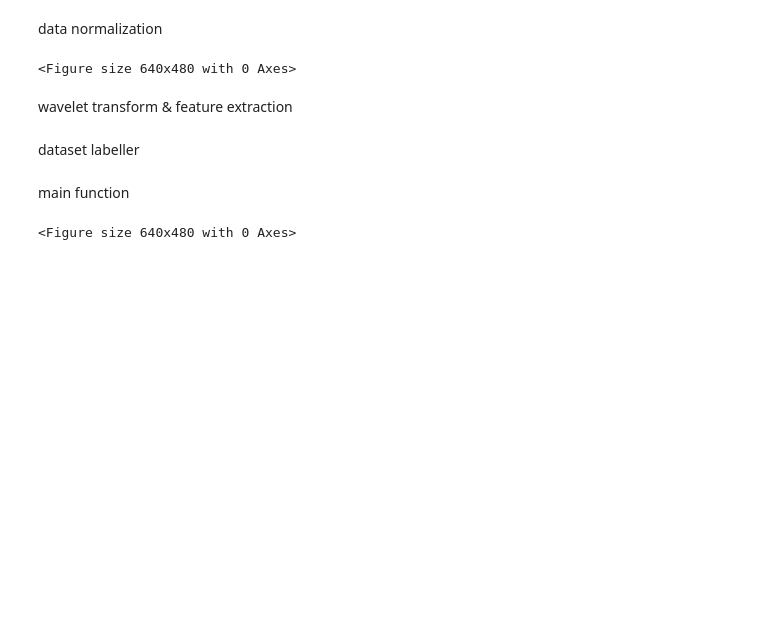
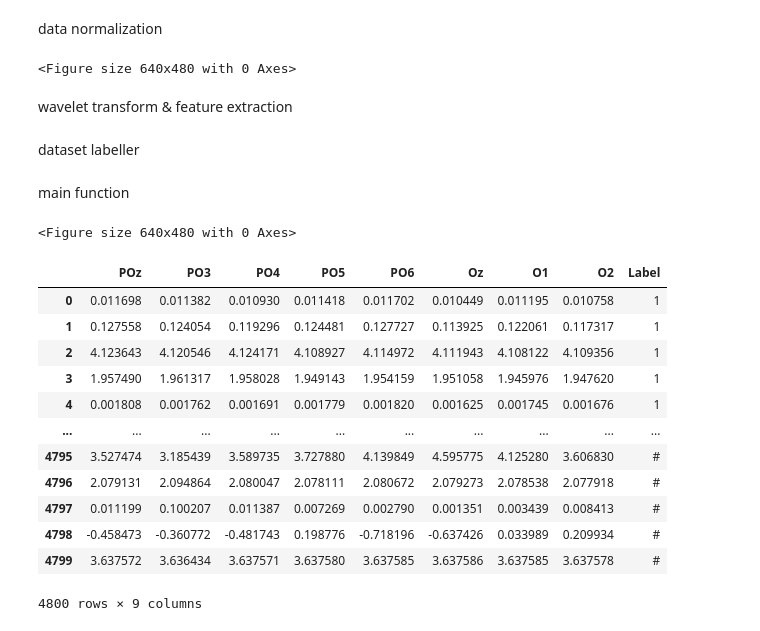
Before and after one commit to aryankotru/MINERVA, a Jupyter notebook: MINERVA_Preprocessing_Unit.ipynb, the cells around one changed output. Cells and saved outputs as stored; diff of their text form; code cells hidden in the pictures; blank space fills up the shorter version.

```diff
--- a/MINERVA_Preprocessing_Unit.ipynb
+++ b/MINERVA_Preprocessing_Unit.ipynb
@@ -97,7 +102,7 @@ def dataset_scaler(dataframe):
   return dfa
 # %%
 #train = dataset_scaler(train)
-df = dataset_scaler(df) #only transform training data
+#df = dataset_scaler(df) #only transform training data
 # %% [output]
 <Figure size 640x480 with 0 Axes>
 # %%
@@ -174,21 +182,23 @@ def feature_generator(df, channel_names, epoch_len):
 #feature_generator(train, channel_names, 710)
 # %% [markdown]
 dataset labeller
-# %%
-window_size = 20
-#labels = [chars[i] for i in range(len(chars))]
-
-short_list = list(range(10))  # Example short list: [0, 1, 2, ..., 9]
-long_array = list(range(100)) # Example long array: [0, 1, 2, ..., 99]
-
-for i in range(len(da.index)):
-    index = i % len(chars)
-    print(chars[index], da.index[i])
+# %%
+def dataset_labeller(dataframe, num_features_per_epoch, chars):
+  num_samples = len(dataframe) // num_features_per_epoch  # 4800 / 20 = 240 samples
+  num_labels = len(chars)  # 12 labels
+
+  # Create a list of labels for each 20-row segment
+  labels = []
+  for i in range(num_samples):
+      labels.extend([chars[i % num_labels]] * 20)
+  # Add the labels to the DataFrame
+  dataframe.insert(dataframe.shape[1], 'Label', labels, allow_duplicates = False) #df.shape[1] returns the number of columns
+  return dataframe
 # %% [markdown]
 main function
 # %%
 def preprocessing(dataframe, epoch_len):
-   filtered_df = pd.DataFrame(columns=df.columns)
+   filtered_df = pd.DataFrame(columns=dataframe.columns)
    num_epochs = int(len(dataframe.index)/epoch_len)
    #print(num_epochs)
 
@@ -203,8 +213,7 @@ def preprocessing(dataframe, epoch_len):
    filtered_df = dataset_scaler(filtered_df) #scale dataset after filtering
    feature_df = feature_generator(filtered_df, channel_names, epoch_len) #extract and store features
 
-   return feature_df
-
+   return dataset_labeller(feature_df, 20, chars)
 
 
 da = preprocessing(df, 710)
@@ -212,0 +224,16 @@ da = preprocessing(df, 710)
+# %%
+da
+# %% [output]
+|  | POz | PO3 | PO4 | PO5 | PO6 | Oz | O1 | O2 | Label |
+| 0 | 0.011698 | 0.011382 | 0.010930 | 0.011418 | 0.011702 | 0.010449 | 0.011195 | 0.010758 | 1 |
+| 1 | 0.127558 | 0.124054 | 0.119296 | 0.124481 | 0.127727 | 0.113925 | 0.122061 | 0.117317 | 1 |
+| 2 | 4.123643 | 4.120546 | 4.124171 | 4.108927 | 4.114972 | 4.111943 | 4.108122 | 4.109356 | 1 |
+| 3 | 1.957490 | 1.961317 | 1.958028 | 1.949143 | 1.954159 | 1.951058 | 1.945976 | 1.947620 | 1 |
+| 4 | 0.001808 | 0.001762 | 0.001691 | 0.001779 | 0.001820 | 0.001625 | 0.001745 | 0.001676 | 1 |
+| ... | ... | ... | ... | ... | ... | ... | ... | ... | ... |
+| 4795 | 3.527474 | 3.185439 | 3.589735 | 3.727880 | 4.139849 | 4.595775 | 4.125280 | 3.606830 | # |
+| 4796 | 2.079131 | 2.094864 | 2.080047 | 2.078111 | 2.080672 | 2.079273 | 2.078538 | 2.077918 | # |
+| 4797 | 0.011199 | 0.100207 | 0.011387 | 0.007269 | 0.002790 | 0.001351 | 0.003439 | 0.008413 | # |
+| 4798 | -0.458473 | -0.360772 | -0.481743 | 0.198776 | -0.718196 | -0.637426 | 0.033989 | 0.209934 | # |
+| 4799 | 3.637572 | 3.636434 | 3.637571 | 3.637580 | 3.637585 | 3.637586 | 3.637585 | 3.637578 | # |
+4800 rows × 9 columns
```
Also changed, not shown: parts of 12 cells of this notebook.
